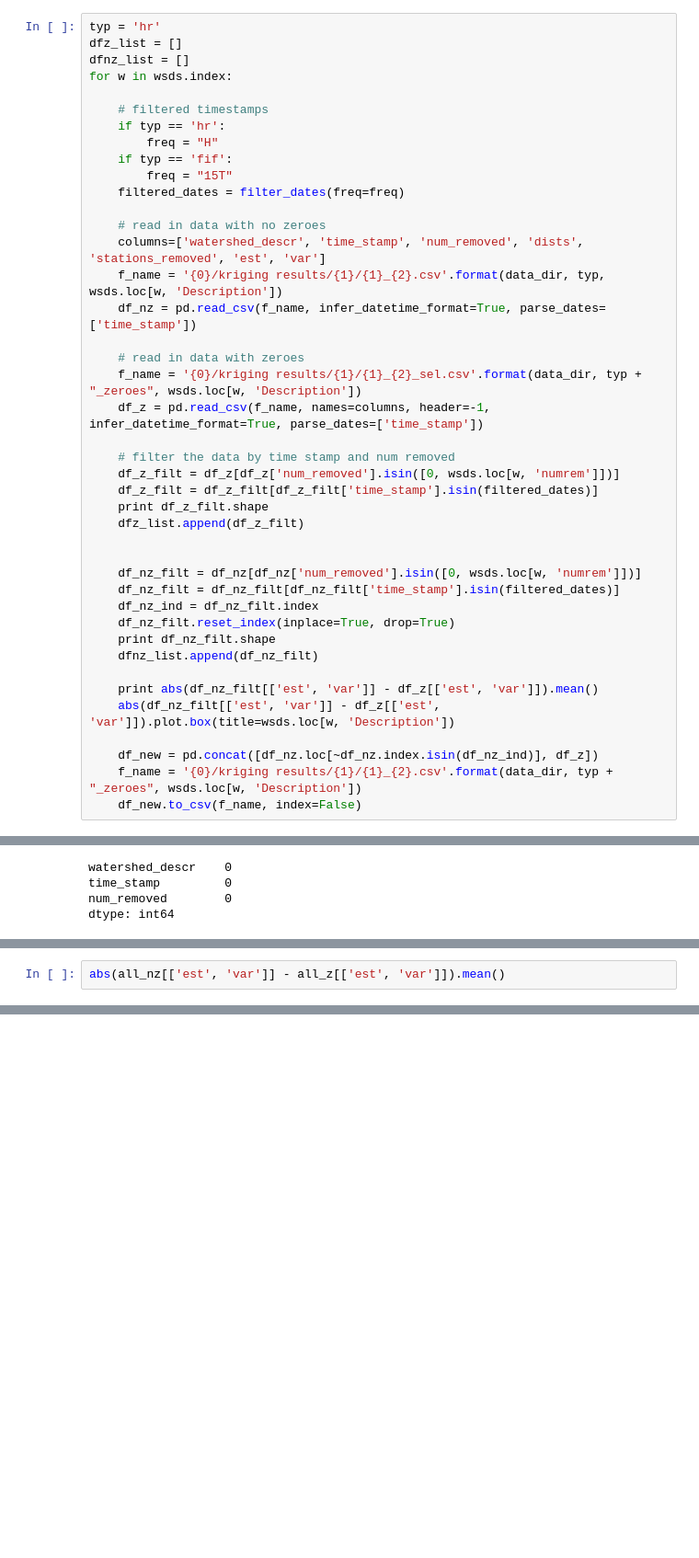
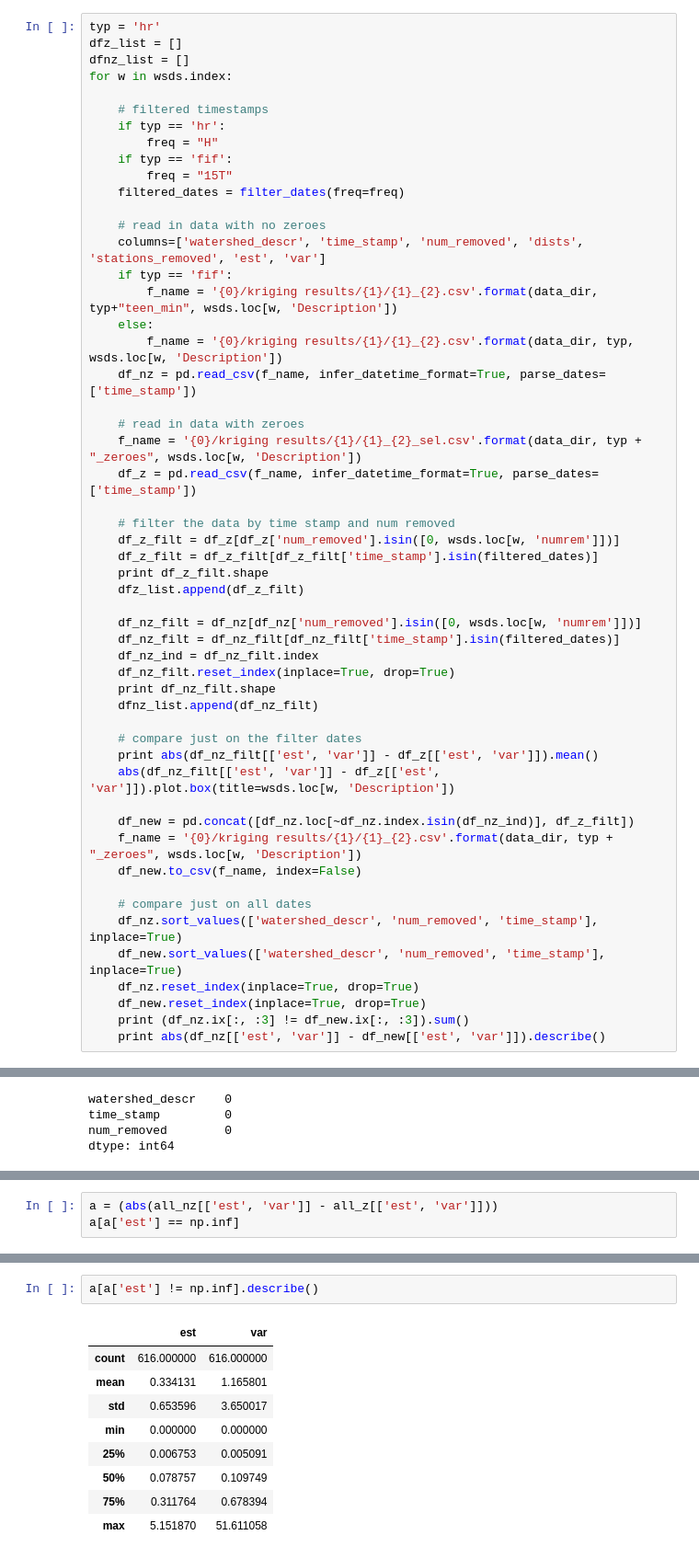
Before and after one commit to uva-hydroinformatics/precipitation_processing, a Jupyter notebook: comparing_zeroes.ipynb, the cells around one changed output, grey strips where cells are left out. Shown: that part at 92% size. Saved outputs shown, nothing was run; the diff lists cells and outputs as text; blank space fills up the shorter version.

```diff
--- a/comparing_zeroes.ipynb
+++ b/comparing_zeroes.ipynb
@@ -42,19 +44,21 @@ for w in wsds.index:
 
     # read in data with no zeroes
     columns=['watershed_descr', 'time_stamp', 'num_removed', 'dists', 'stations_removed', 'est', 'var']
-    f_name = '{0}/kriging results/{1}/{1}_{2}.csv'.format(data_dir, typ, wsds.loc[w, 'Description'])
+    if typ == 'fif':
+        f_name = '{0}/kriging results/{1}/{1}_{2}.csv'.format(data_dir, typ+"teen_min", wsds.loc[w, 'Description'])
+    else:
+        f_name = '{0}/kriging results/{1}/{1}_{2}.csv'.format(data_dir, typ, wsds.loc[w, 'Description'])
     df_nz = pd.read_csv(f_name, infer_datetime_format=True, parse_dates=['time_stamp'])
 
     # read in data with zeroes
     f_name = '{0}/kriging results/{1}/{1}_{2}_sel.csv'.format(data_dir, typ + "_zeroes", wsds.loc[w, 'Description'])
-    df_z = pd.read_csv(f_name, names=columns, header=-1, infer_datetime_format=True, parse_dates=['time_stamp'])
+    df_z = pd.read_csv(f_name, infer_datetime_format=True, parse_dates=['time_stamp'])
 
     # filter the data by time stamp and num removed
     df_z_filt = df_z[df_z['num_removed'].isin([0, wsds.loc[w, 'numrem']])]
     df_z_filt = df_z_filt[df_z_filt['time_stamp'].isin(filtered_dates)]
     print df_z_filt.shape
     dfz_list.append(df_z_filt)
-
 
     df_nz_filt = df_nz[df_nz['num_removed'].isin([0, wsds.loc[w, 'numrem']])]
     df_nz_filt = df_nz_filt[df_nz_filt['time_stamp'].isin(filtered_dates)]
@@ -63,12 +67,21 @@ for w in wsds.index:
     print df_nz_filt.shape
     dfnz_list.append(df_nz_filt)
 
+    # compare just on the filter dates
     print abs(df_nz_filt[['est', 'var']] - df_z[['est', 'var']]).mean()
     abs(df_nz_filt[['est', 'var']] - df_z[['est', 'var']]).plot.box(title=wsds.loc[w, 'Description'])
 
-    df_new = pd.concat([df_nz.loc[~df_nz.index.isin(df_nz_ind)], df_z])
+    df_new = pd.concat([df_nz.loc[~df_nz.index.isin(df_nz_ind)], df_z_filt])
     f_name = '{0}/kriging results/{1}/{1}_{2}.csv'.format(data_dir, typ + "_zeroes", wsds.loc[w, 'Description'])
     df_new.to_csv(f_name, index=False)
+
+    # compare just on all dates
+    df_nz.sort_values(['watershed_descr', 'num_removed', 'time_stamp'], inplace=True)
+    df_new.sort_values(['watershed_descr', 'num_removed', 'time_stamp'], inplace=True)
+    df_nz.reset_index(inplace=True, drop=True)
+    df_new.reset_index(inplace=True, drop=True)
+    print (df_nz.ix[:, :3] != df_new.ix[:, :3]).sum()
+    print abs(df_nz[['est', 'var']] - df_new[['est', 'var']]).describe()
 # %% [output]
 (88, 7)
 (88, 7)
@@ -129,3 +138,4 @@ dtype: int64
 # %%
-abs(all_nz[['est', 'var']] - all_z[['est', 'var']]).mean()
+a = (abs(all_nz[['est', 'var']] - all_z[['est', 'var']]))
+a[a['est'] == np.inf]
 # %% [output]
@@ -134,0 +145,12 @@ dtype: float64
+# %%
+a[a['est'] != np.inf].describe()
+# %% [output]
+|  | est | var |
+| count | 616.000000 | 616.000000 |
+| mean | 0.334131 | 1.165801 |
+| std | 0.653596 | 3.650017 |
+| min | 0.000000 | 0.000000 |
+| 25% | 0.006753 | 0.005091 |
+| 50% | 0.078757 | 0.109749 |
+| 75% | 0.311764 | 0.678394 |
+| max | 5.151870 | 51.611058 |
```
Also changed, not shown: parts of 13 cells of this notebook, 6 other files.
